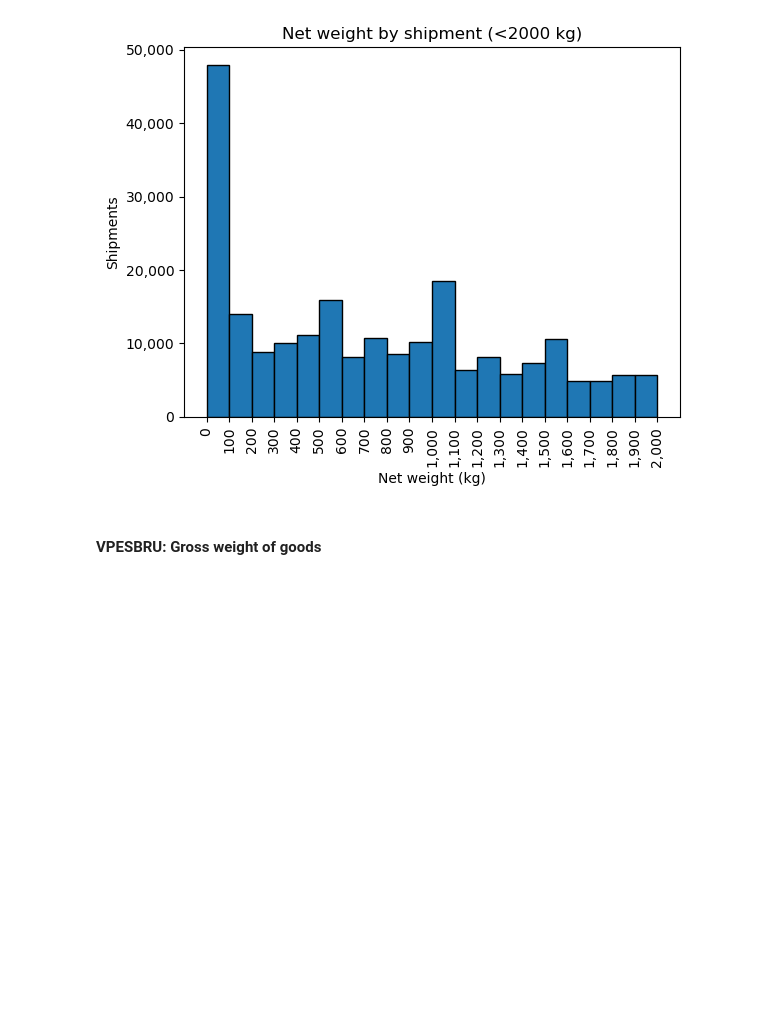
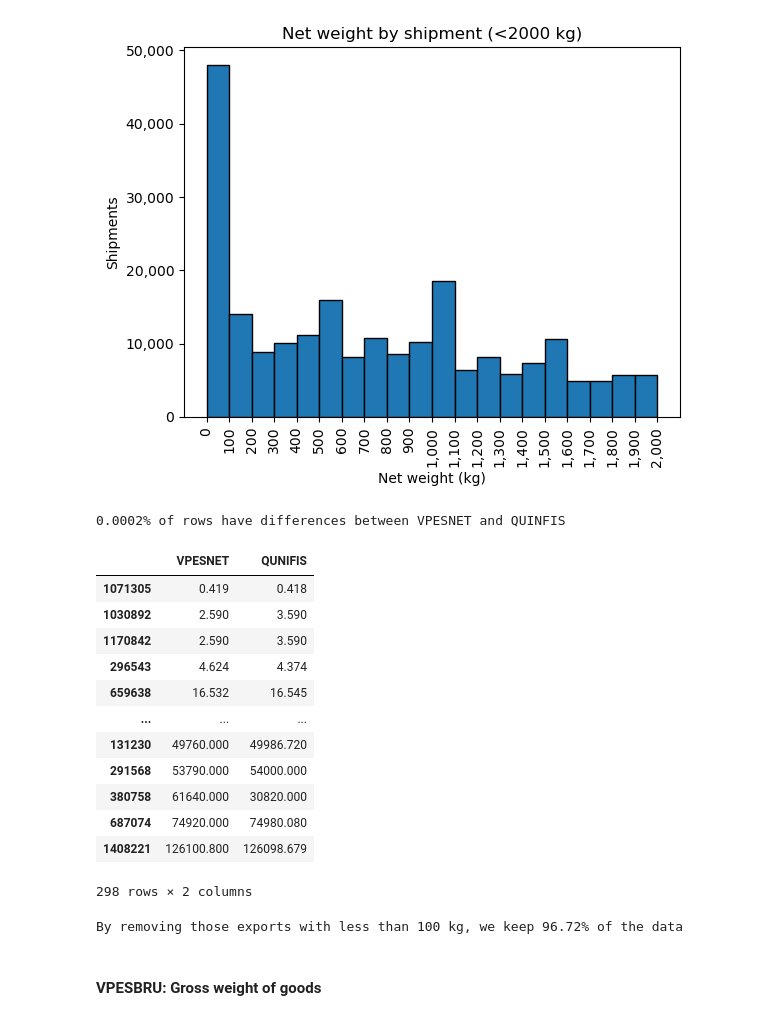
Before and after one commit to sergiopostigo/supertrade, a Jupyter notebook: exploratory_data_analysis/exports/eda_2.ipynb, the cells around one changed output. Cells and saved outputs as stored; diff of their text form; code cells hidden in the pictures; blank space fills up the shorter version.

Commit message:
Exports historical formatting notebook ready

```diff
--- a/exploratory_data_analysis/exports/eda_2.ipynb
+++ b/exploratory_data_analysis/exports/eda_2.ipynb
@@ -198,10 +224,10 @@ plt.show()
 # %% [markdown]
 #### VPESNET: Net weight of goods
 # %%
-net_weight = df.select('PART_NANDI', 'VPESNET') \
+net_weight = df.select('PART_NANDI', 'VPESNET','QUNIFIS') \
     .withColumn("HS", lpad(col("PART_NANDI").cast("string"), 10, "0")) \
     .filter(col("HS").rlike(filter)) \
-    .select('VPESNET') \
+    .select('VPESNET','QUNIFIS') \
     .toPandas()
 # %%
 net_weight.sort_values(by='VPESNET', ascending=True, inplace=True)
@@ -286,6 +311,32 @@ plt.gca().get_yaxis().set_major_formatter(plt.FuncFormatter(lambda x, loc: "{:,}
 plt.show()
 # %% [output]
 [figure]
+# %%
+# See if there are rows where VPESNET and QUINFIS are different
+print('{}% of rows have differences between VPESNET and QUINFIS'.format(round(len(net_weight[net_weight['VPESNET'] != net_weight['QUNIFIS']])/len(net_weight),4)))
+net_weight[net_weight['VPESNET'] != net_weight['QUNIFIS']]
+# %% [output]
+0.0002% of rows have differences between VPESNET and QUINFIS
+|  | VPESNET | QUNIFIS |
+| 1071305 | 0.419 | 0.418 |
+| 1030892 | 2.590 | 3.590 |
+| 1170842 | 2.590 | 3.590 |
+| 296543 | 4.624 | 4.374 |
+| 659638 | 16.532 | 16.545 |
+| ... | ... | ... |
+| 131230 | 49760.000 | 49986.720 |
+| 291568 | 53790.000 | 54000.000 |
+| 380758 | 61640.000 | 30820.000 |
+| 687074 | 74920.000 | 74980.080 |
+| 1408221 | 126100.800 | 126098.679 |
+298 rows × 2 columns
+# %%
+# See the remaining data discarding exports of less than certain threshold
+weight_thresh = 100
+percentage_remaining = round((net_weight['VPESNET'][net_weight['VPESNET'] >= weight_thresh].count() / net_weight['VPESNET'].count()) * 100,3)
+print('By removing those exports with less than {} kg, we keep {}% of the data'.format(weight_thresh, percentage_remaining))
+# %% [output]
+By removing those exports with less than 100 kg, we keep 96.72% of the data
 # %% [markdown]
 #### VPESBRU: Gross weight of goods
 # %%
```
Also changed, not shown: parts of 25 cells of this notebook, 5 other files.
